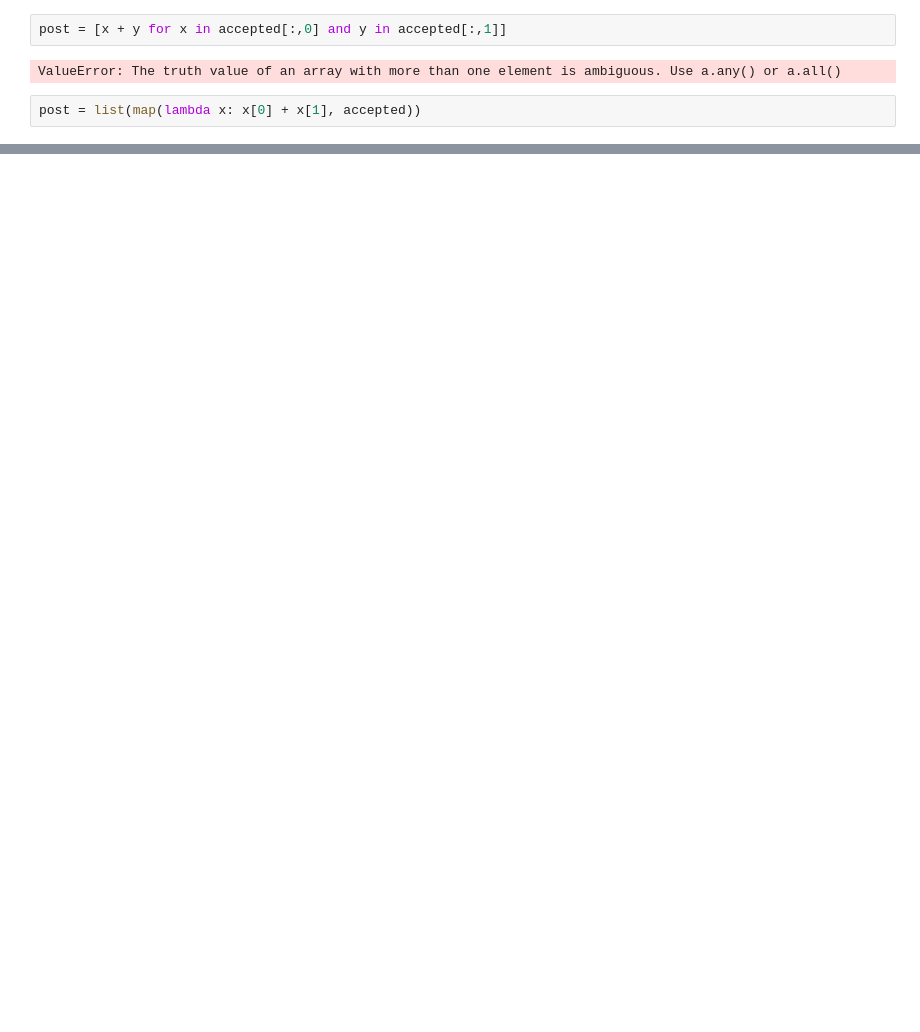
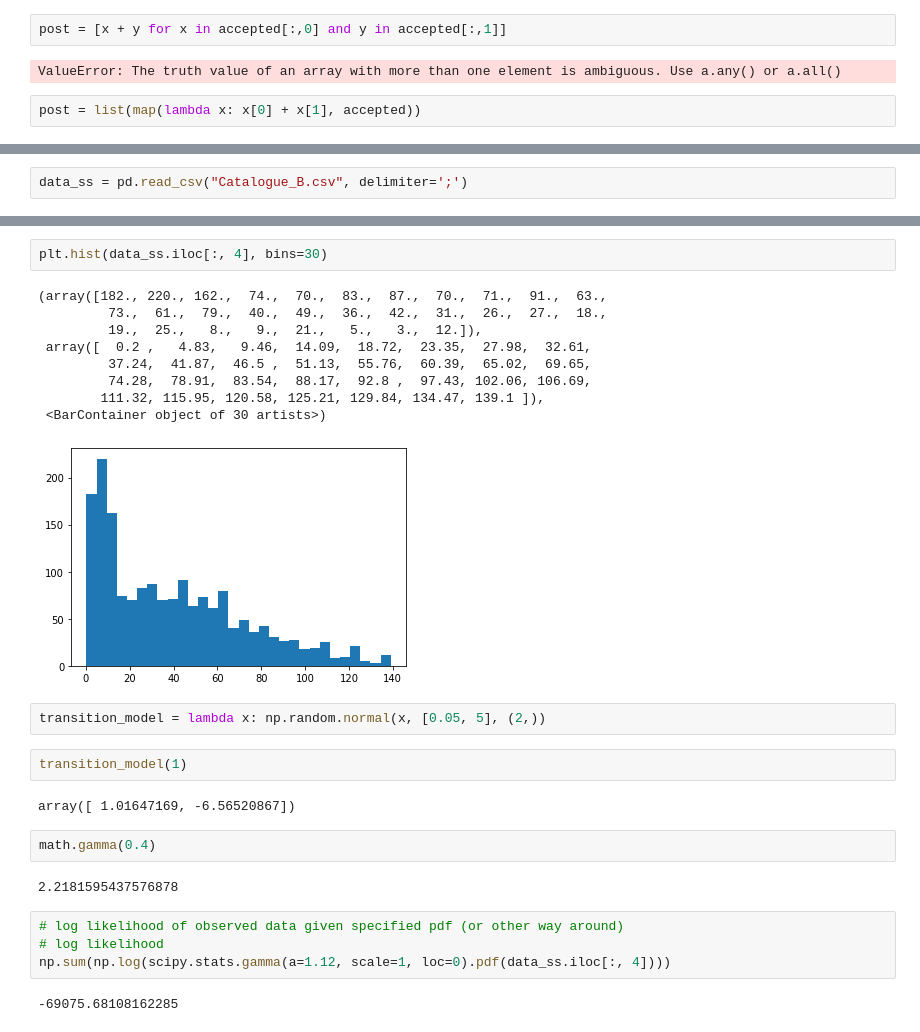
Before and after one commit to trondarild/mh-from-scratch, a Jupyter notebook: metropolis-hastings-from-scratch.ipynb, the cells around one changed output, grey strips where cells are left out. Cells and saved outputs as stored; diff of their text form; blank space fills up the shorter version.

```diff
--- a/metropolis-hastings-from-scratch.ipynb
+++ b/metropolis-hastings-from-scratch.ipynb
@@ -167,0 +171,2 @@ plt.hist(post, bins=35)
+# %%
+data_ss = pd.read_csv("Catalogue_B.csv", delimiter=';')
@@ -167,0 +188,28 @@ plt.hist(post, bins=35)
+# %%
+plt.hist(data_ss.iloc[:, 4], bins=30)
+# %% [output]
+(array([182., 220., 162.,  74.,  70.,  83.,  87.,  70.,  71.,  91.,  63.,
+         73.,  61.,  79.,  40.,  49.,  36.,  42.,  31.,  26.,  27.,  18.,
+         19.,  25.,   8.,   9.,  21.,   5.,   3.,  12.]),
+ array([  0.2 ,   4.83,   9.46,  14.09,  18.72,  23.35,  27.98,  32.61,
+         37.24,  41.87,  46.5 ,  51.13,  55.76,  60.39,  65.02,  69.65,
+         74.28,  78.91,  83.54,  88.17,  92.8 ,  97.43, 102.06, 106.69,
+        111.32, 115.95, 120.58, 125.21, 129.84, 134.47, 139.1 ]),
+ <BarContainer object of 30 artists>)
+[figure, added]
+# %%
+transition_model = lambda x: np.random.normal(x, [0.05, 5], (2,))
+# %%
+transition_model(1)
+# %% [output]
+array([ 1.01647169, -6.56520867])
+# %%
+math.gamma(0.4)
+# %% [output]
+2.2181595437576878
+# %%
+# log likelihood of observed data given specified pdf (or other way around)
+# log likelihood
+np.sum(np.log(scipy.stats.gamma(a=1.12, scale=1, loc=0).pdf(data_ss.iloc[:, 4])))
+# %% [output]
+-69075.68108162285
```
Also changed, not shown: parts of 11 cells of this notebook, 1 other file.
